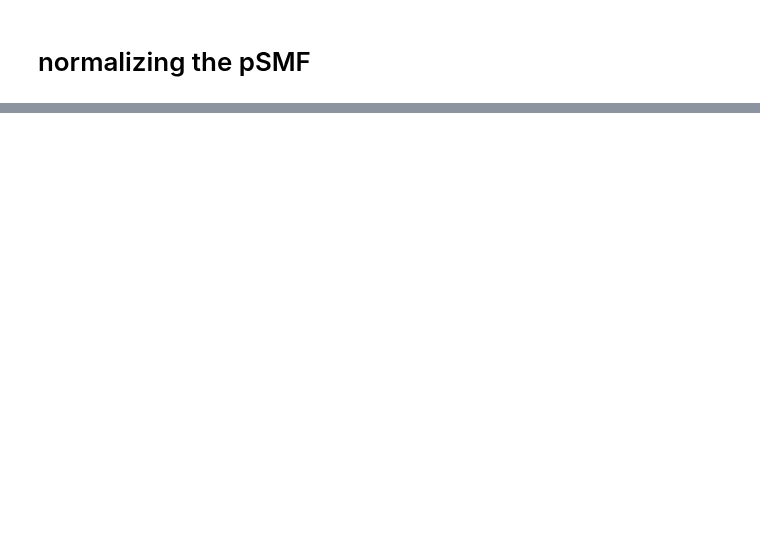
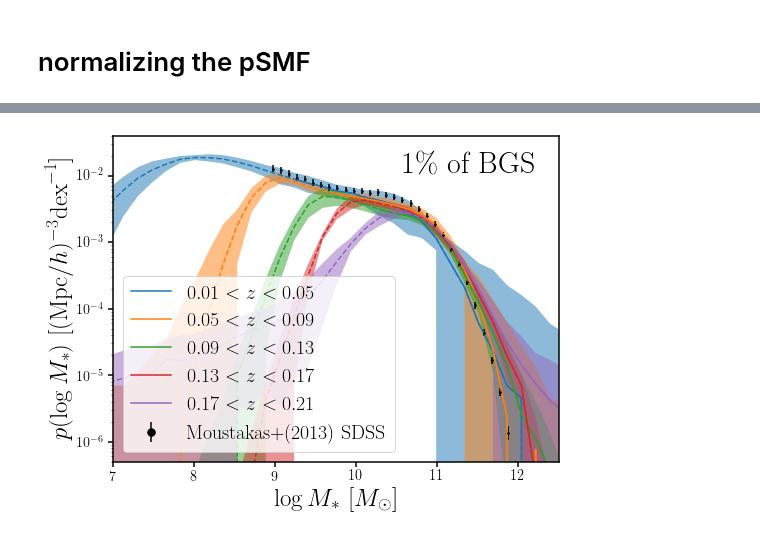
Before and after one commit to changhoonhahn/provabgs, a Jupyter notebook: svda/nb/smf.ipynb, the cells around one changed output, grey strips where cells are left out. Cells and saved outputs as stored; diff of their text form; code cells hidden in the pictures; blank space fills up the shorter version.

```diff
--- a/svda/nb/smf.ipynb
+++ b/svda/nb/smf.ipynb
@@ -383,0 +539,71 @@ plt.show()
+# %%
+m13_logms = np.linspace(9., 12., 31) + np.log10((Planck13.h / 0.7)**2)
+m13_logsmf = np.array([-1.899, -1.923, -1.970, -2.031, -2.055, -2.106, -2.144, -2.179, -2.188, -2.216, -2.234, -2.236, -2.262, -2.252, -2.285, -2.317, -2.365, -2.419, -2.504, -2.607, -2.728, -2.888, -3.104, -3.332, -3.606, -3.953, -4.363, -4.778, -5.255, -5.87, -6.49])
+m13_logsmf_sig = np.array([0.052, 0.048, 0.059, 0.052, 0.050, 0.053, 0.046, 0.051, 0.046, 0.048, 0.047, 0.045, 0.046, 0.049, 0.045, 0.046, 0.049, 0.049, 0.047, 0.046, 0.046, 0.043, 0.041, 0.042, 0.042, 0.047, 0.050, 0.057, 0.066, 0.1, 0.2])
+# %%
+fig = plt.figure(figsize=(8,6))
+sub = fig.add_subplot(111)
+for i, zmin, zmax in zip(range(5), zmins, zmaxs):
+    # calculate normalization
+    # Vmax based importance weights
+    zlim = (bgs['Z_HP'].data > zmin) & (bgs['Z_HP'].data < zmax)
+
+    v_zmin = Planck13.comoving_volume(zmin).value * Planck13.h**3 * f_area # (Mpc/h)^3
+    v_zmax = Planck13.comoving_volume(zmax).value * Planck13.h**3 * f_area# (Mpc/h)^3
+
+    w_import = (v_zmax - v_zmin) / (vmaxes.clip(v_zmin, v_zmax) - v_zmin)
+    w_import *= bgs['provabgs_w_zfail'].data * bgs['provabgs_w_fibassign']
+
+    # calculate normalization
+    norm = np.sum(w_import[zlim]) / (v_zmax - v_zmin)
+    psmf_model = torch.load(os.path.join(dat_dir, 'psmf.gmm.bgs_bright.z%.2f_%.2f.best.pt' % (zmin, zmax)),
+                            map_location=device)
+    with torch.no_grad():
+        post_prime = psmf_model.sample((100000,))
+
+    h, be = np.histogram(np.array(post_prime.detach().cpu()),
+                 weights=np.repeat(norm, 100000) / 100000, range=(6., 13.), bins=40)
+
+    h_jack = []
+    for i_jack, field, A_field in zip(range(len(fields)), fields, A_fields):
+        # calculate normalization
+        zlim = (bgs['Z_HP'].data > zmin) & (bgs['Z_HP'].data < zmax) & ~field
+        norm = np.sum(w_import[zlim]) / ((v_zmax - v_zmin) / f_area * (A_field/(4.*np.pi*(180/np.pi)**2)))
+
+        fgmm = os.path.join(dat_dir, 'psmf.gmm.bgs_bright.z%.2f_%.2f.jack%i.best.pt' % (zmin, zmax, i_jack))
+        psmf_model = torch.load(fgmm, map_location=device)
+        with torch.no_grad():
+            post_prime = psmf_model.sample((100000,))
+        _h, _ = np.histogram(np.array(post_prime.detach().cpu()),
+                             weights=np.repeat(norm, 100000) / 100000, range=(6., 13.), bins=40)
+        h_jack.append(_h)
+    h_jack = np.array(h_jack)
+
+    #sub.plot(0.5*(be[:-1] + be[1:]), h, c='C%i' % i)
+    #for h_j in h_jack:
+    #    sub.plot(0.5*(be[:-1] + be[1:]), h_j, c='C%i' % i, ls='--')
+    sig_jack = np.sqrt(float(len(fields)-1)/float(len(fields)) * np.sum((h_jack - np.mean(h_jack, axis=0))**2, axis=0))
+        #_ = sub.hist(np.array(post_prime.detach().cpu()), range=(6., 13.), bins=40,
+        #             color='C%i' % i, histtype='step', linewidth=1)
+    #sub.errorbar(0.5*(be[:-1] + be[1:]), h, yerr=sig_jack, c='C%i' % i)
+    sub.plot(0.5*(be[:-1] + be[1:]), h, color='C%i' % i, ls='--')
+    sub.plot(0.5*(be[:-1] + be[1:])[be[:-1] > mlim[2*i+1]], h[be[:-1] > mlim[2*i+1]], c='C%i' % i, ls='-')
+    sub.fill_between(0.5*(be[:-1] + be[1:]), h-sig_jack, h+sig_jack, color='C%i' % i, edgecolor='none', alpha=0.5)
+    sub.plot([], [], c='C%i' % i, label='$%.2f < z < %.2f$' % (zmin, zmax))
+
+    #sub.step(be[:-1], h, where='pre', color='C%i' % i, linestyle='--')
+    #sub.step(be[:-1][be[:-1] > mlim[2*i+1]], h[be[:-1] > mlim[2*i+1]], where='pre', color='C%i' % i, linestyle='-')
+sub.errorbar(m13_logms, 10**m13_logsmf,
+             yerr=[10**m13_logsmf - 10**(m13_logsmf - m13_logsmf_sig), 10**(m13_logsmf + m13_logsmf_sig) - 10**m13_logsmf],
+             fmt='.k', markersize=3, label='Moustakas+(2013) SDSS')
+
+sub.legend(loc='lower left', fontsize=20, markerscale=5, frameon=True)
+sub.set_xlabel(r'$\log M_*$  [$M_\odot$]', fontsize=25)
+sub.set_xlim(7., 12.5)
+sub.set_ylabel(r'$p(\log M_*)$  [$({\rm Mpc}/h)^{-3}{\rm dex}^{-1}$]', fontsize=25)
+sub.set_yscale('log')
+sub.set_ylim(5e-7, 4e-2)
+sub.text(0.95, 0.95, r'1\% of BGS', ha='right', va='top', fontsize=30, transform=sub.transAxes)
+plt.show()
+# %% [output]
+[figure, added]
```
Also changed, not shown: parts of 10 cells of this notebook.
